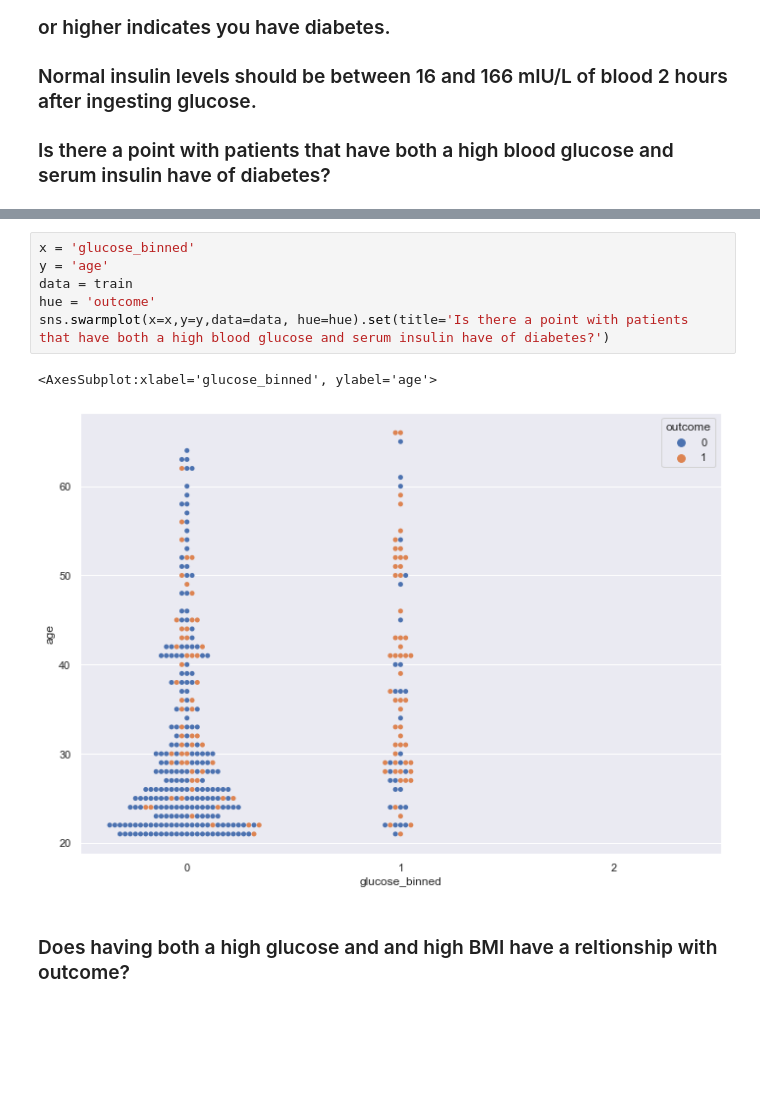
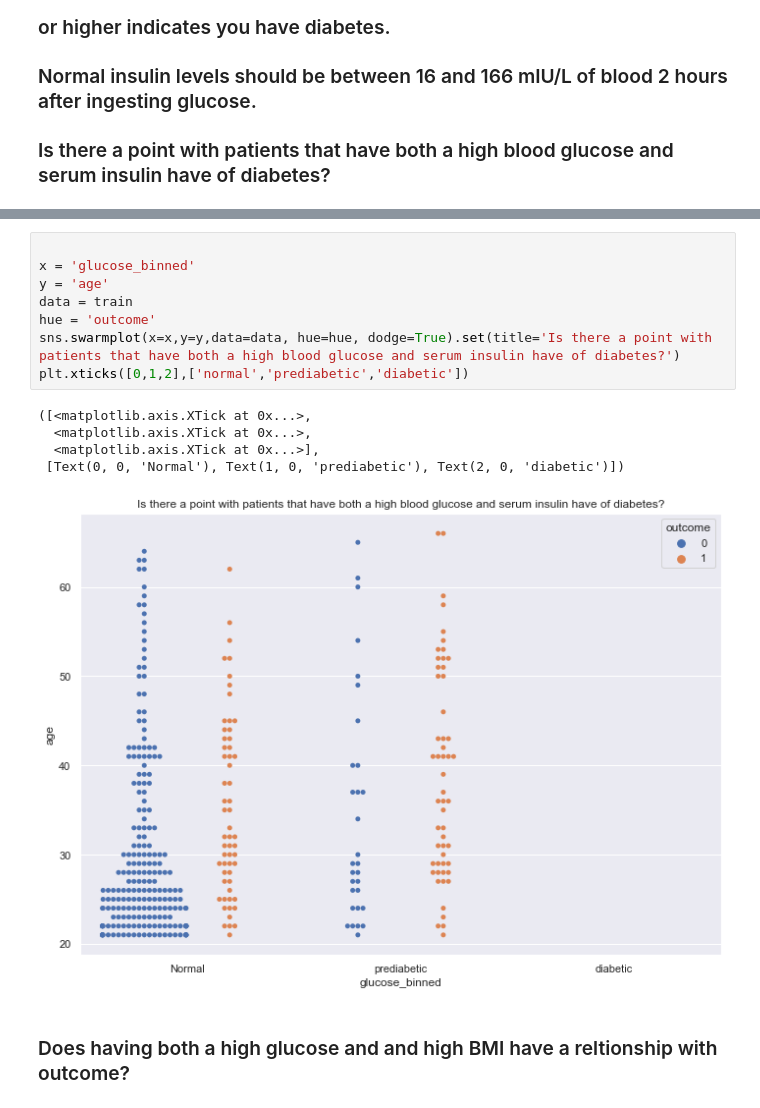
Before and after one commit to raedownen/mini_projects, a Jupyter notebook: diabetes_project.ipynb, the cells around one changed output, grey strips where cells are left out. Saved outputs shown, nothing was run; the diff lists cells and outputs as text; blank space fills up the shorter version.

```diff
--- a/diabetes_project.ipynb
+++ b/diabetes_project.ipynb
@@ -804,12 +805,17 @@ sns.swarmplot(x='glucose', y='insulin', hue='outcome', data=train).set(title='Is
 # %%
+
 x = 'glucose_binned'
 y = 'age'
 data = train
 hue = 'outcome'
-sns.swarmplot(x=x,y=y,data=data, hue=hue).set(title='Is there a point with patients that have both a high blood glucose and serum insulin have of diabetes?')
+sns.swarmplot(x=x,y=y,data=data, hue=hue, dodge=True).set(title='Is there a point with patients that have both a high blood glucose and serum insulin have of diabetes?')
+plt.xticks([0,1,2],['normal','prediabetic','diabetic'])
 # %% [output]
-<AxesSubplot:xlabel='glucose_binned', ylabel='age'>
+([<matplotlib.axis.XTick at 0x...>,
+  <matplotlib.axis.XTick at 0x...>,
+  <matplotlib.axis.XTick at 0x...>],
+ [Text(0, 0, 'Normal'), Text(1, 0, 'prediabetic'), Text(2, 0, 'diabetic')])
-[figure, old version]
+[figure, new version]
 # %% [markdown]
 ### Does having both a high glucose and and high BMI have a reltionship with outcome?
 # %%
```
Also changed, not shown: parts of 28 cells of this notebook.
